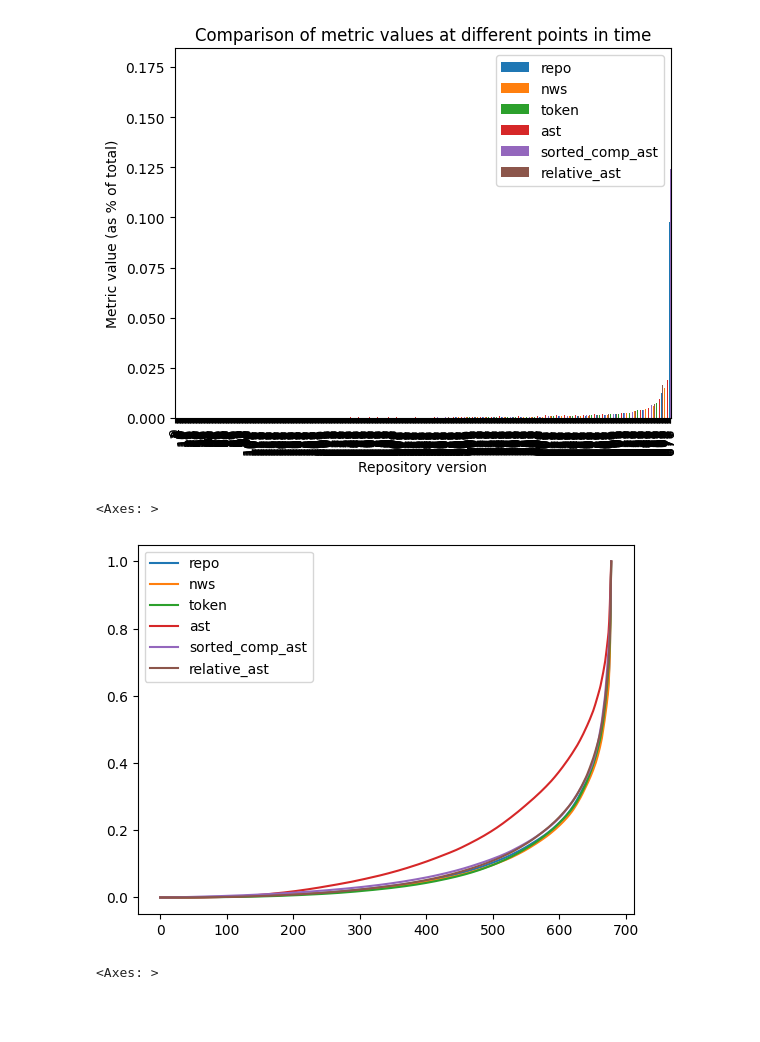
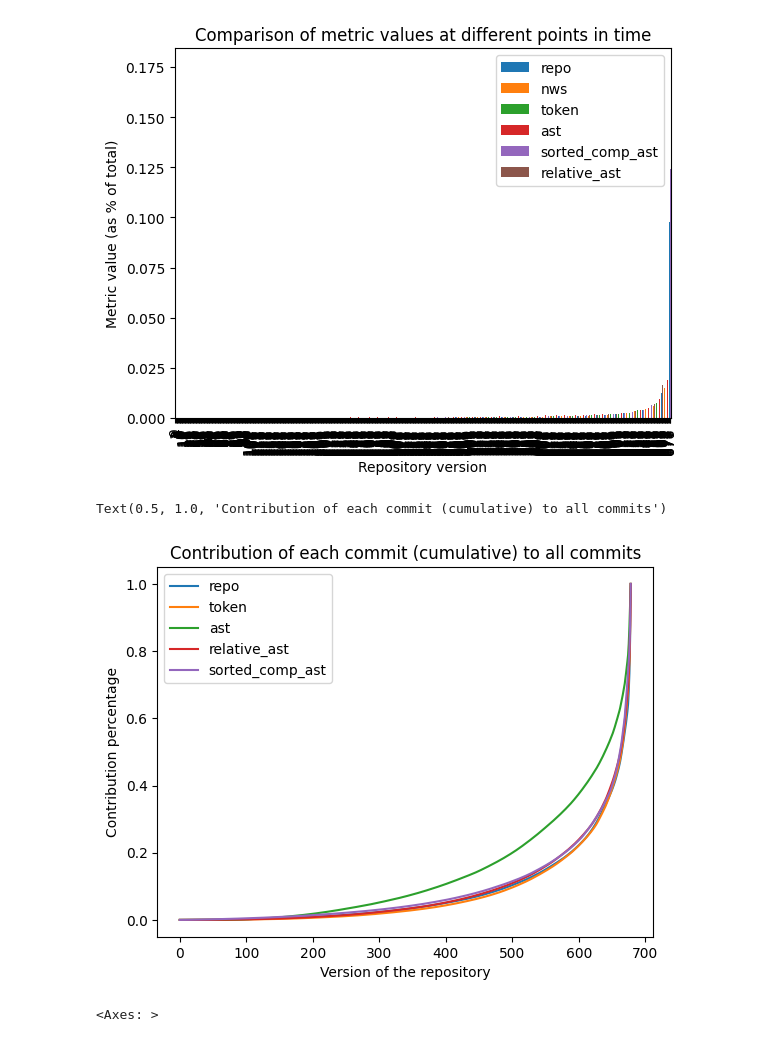
Before and after one commit to lothbrokq/formast, a Jupyter notebook: eval/evaluation_steve.ipynb, the cells around one changed output. Saved outputs shown, nothing was run; the diff lists cells and outputs as text; code cells hidden in the pictures; blank space fills up the shorter version.

```diff
--- a/eval/evaluation_steve.ipynb
+++ b/eval/evaluation_steve.ipynb
@@ -130,10 +222,13 @@ plt.show()
 # %% [output]
 [figure]
 # %%
-(df.cumsum() / df.sum()).plot()
+(df[['repo', 'token', 'ast', 'relative_ast', 'sorted_comp_ast']].cumsum() / df[['repo', 'token', 'ast', 'relative_ast', 'sorted_comp_ast']].sum()).plot()
+plt.xlabel('Version of the repository')
+plt.ylabel('Contribution percentage')
+plt.title('Contribution of each commit (cumulative) to all commits')
 # %% [output]
-<Axes: >
+Text(0.5, 1.0, 'Contribution of each commit (cumulative) to all commits')
-[figure, old version]
+[figure, new version]
 # %%
 df.cumsum().plot()
 # %% [output]
```
Also changed, not shown: parts of 3 cells of this notebook, 46 other files.
